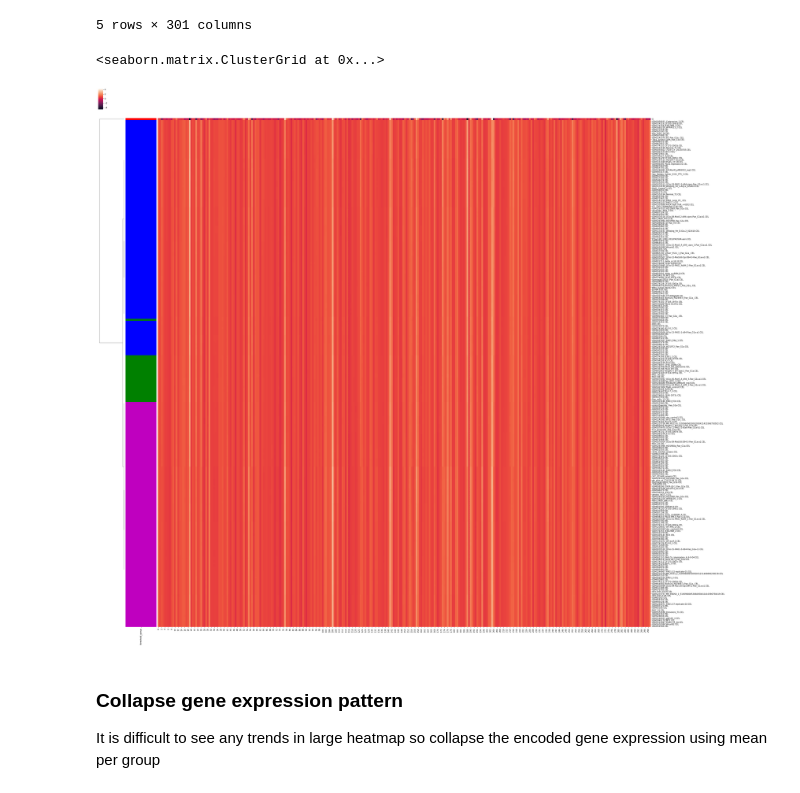
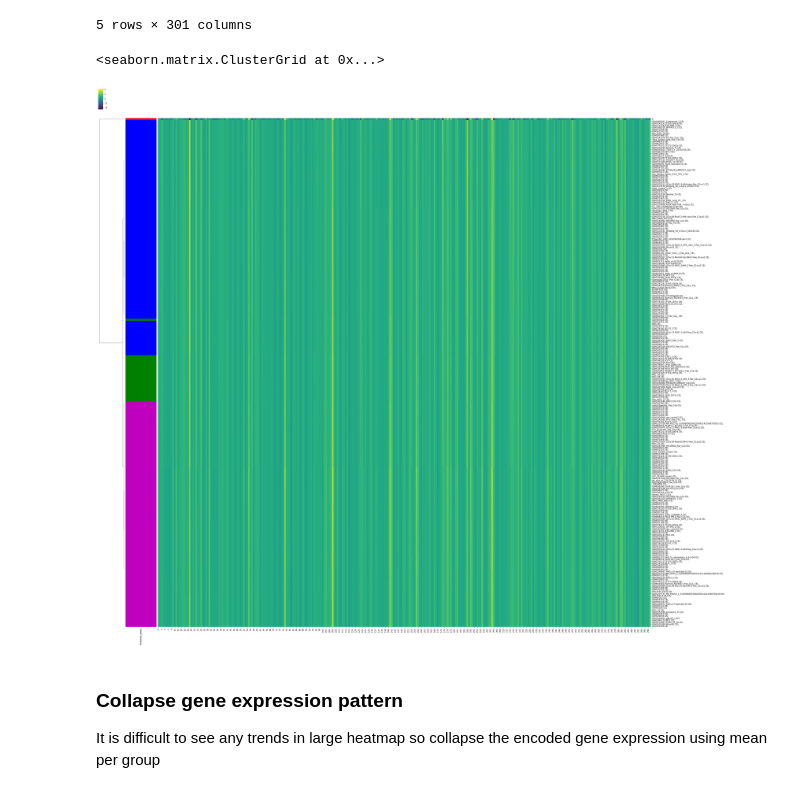
Before and after one commit to greenelab/Pseudomonas_latent_spaces, a Jupyter notebook: scripts/explore_relationship_AandB.ipynb, the cells around one changed output. Drawn from its saved outputs; the diff is of its cells as text; code cells hidden in the pictures.

Commit message:
add additional comments and update plots

```diff
--- a/scripts/explore_relationship_AandB.ipynb
+++ b/scripts/explore_relationship_AandB.ipynb
@@ -488,23 +527,24 @@ data_encoded_labeled.head()
 # %%
 # Heatmap sorted by gene expression signature
 # colormap:
 #     offset - red
 #     less - blue
 #     threshold - green
 #     greater- magenta
 threshold_groups = data_encoded_labeled["threshold_group"]
 lut = dict(zip(threshold_groups.unique(), "rbgm"))
 row_colors = threshold_groups.map(lut)
 
 sns.clustermap(data_encoded,
                row_cluster=True,
                col_cluster=False,
                metric="correlation",
                row_colors=row_colors,
-               figsize=(50,50))
+               figsize=(50,50),
+              cmap='viridis')
 # %% [output]
 <seaborn.matrix.ClusterGrid at 0x...>
-[figure, old version]
+[figure, new version]
 # %% [markdown]
 ### Collapse gene expression pattern
 It is difficult to see any trends in large heatmap so collapse the encoded gene expression using mean per group
```
Also changed, not shown: parts of 9 cells of this notebook, 1 other file.
